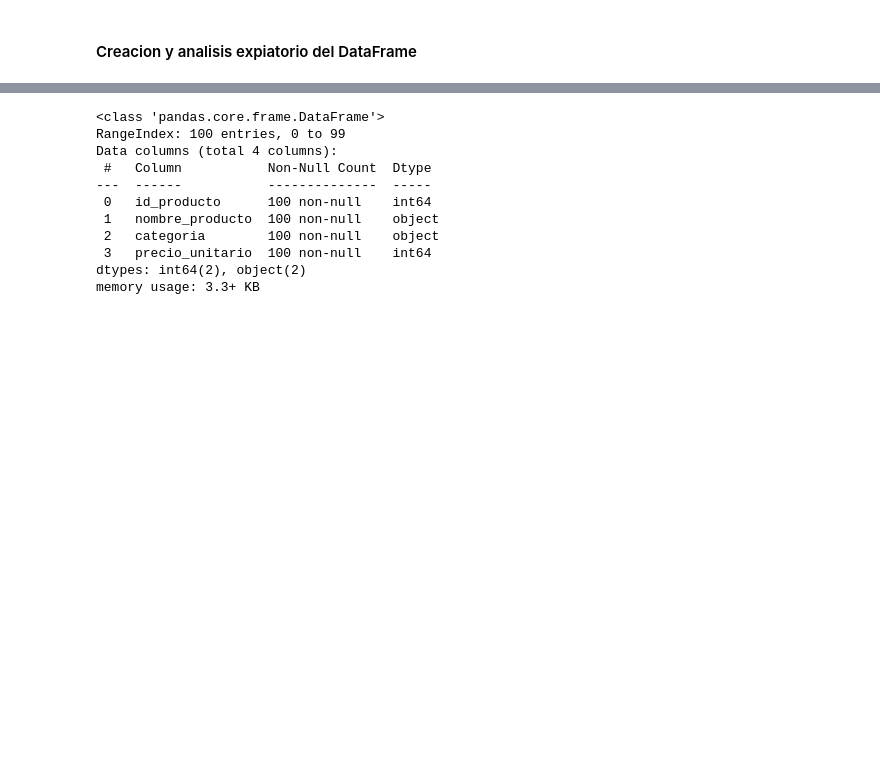
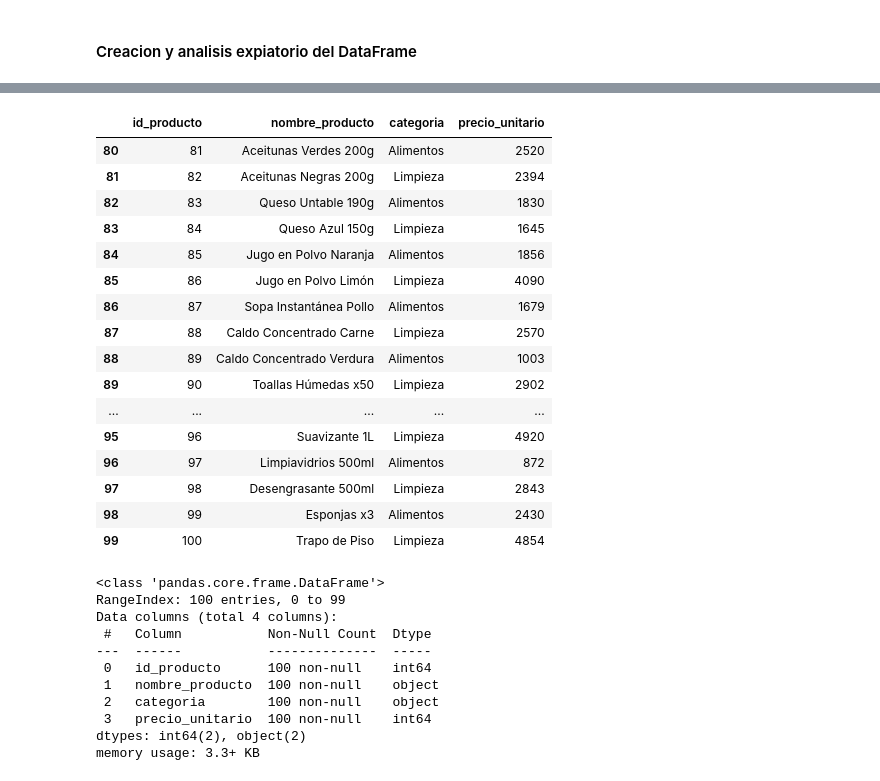
Before and after one commit to DiegoPenalba/ProyectoAurilion, a Jupyter notebook: data.ipynb, the cells around one changed output, grey strips where cells are left out. Saved outputs shown, nothing was run; the diff lists cells and outputs as text; code cells hidden in the pictures; blank space fills up the shorter version.

```diff
--- a/data.ipynb
+++ b/data.ipynb
@@ -243,3 +248,23 @@ productos_df.head()
+# %%
+productos_df.tail(20)
+# %% [output]
+|  | id_producto | nombre_producto | categoria | precio_unitario |
+| 80 | 81 | Aceitunas Verdes 200g | Alimentos | 2520 |
+| 81 | 82 | Aceitunas Negras 200g | Limpieza | 2394 |
+| 82 | 83 | Queso Untable 190g | Alimentos | 1830 |
+| 83 | 84 | Queso Azul 150g | Limpieza | 1645 |
+| 84 | 85 | Jugo en Polvo Naranja | Alimentos | 1856 |
+| 85 | 86 | Jugo en Polvo Limón | Limpieza | 4090 |
+| 86 | 87 | Sopa Instantánea Pollo | Alimentos | 1679 |
+| 87 | 88 | Caldo Concentrado Carne | Limpieza | 2570 |
+| 88 | 89 | Caldo Concentrado Verdura | Alimentos | 1003 |
+| 89 | 90 | Toallas Húmedas x50 | Limpieza | 2902 |
+| ... | ... | ... | ... | ... |
+| 95 | 96 | Suavizante 1L | Limpieza | 4920 |
+| 96 | 97 | Limpiavidrios 500ml | Alimentos | 872 |
+| 97 | 98 | Desengrasante 500ml | Limpieza | 2843 |
+| 98 | 99 | Esponjas x3 | Alimentos | 2430 |
+| 99 | 100 | Trapo de Piso | Limpieza | 4854 |
 # %%
 productos_df.info()
 # %% [output]
```
Also changed, not shown: parts of 5 cells of this notebook.
